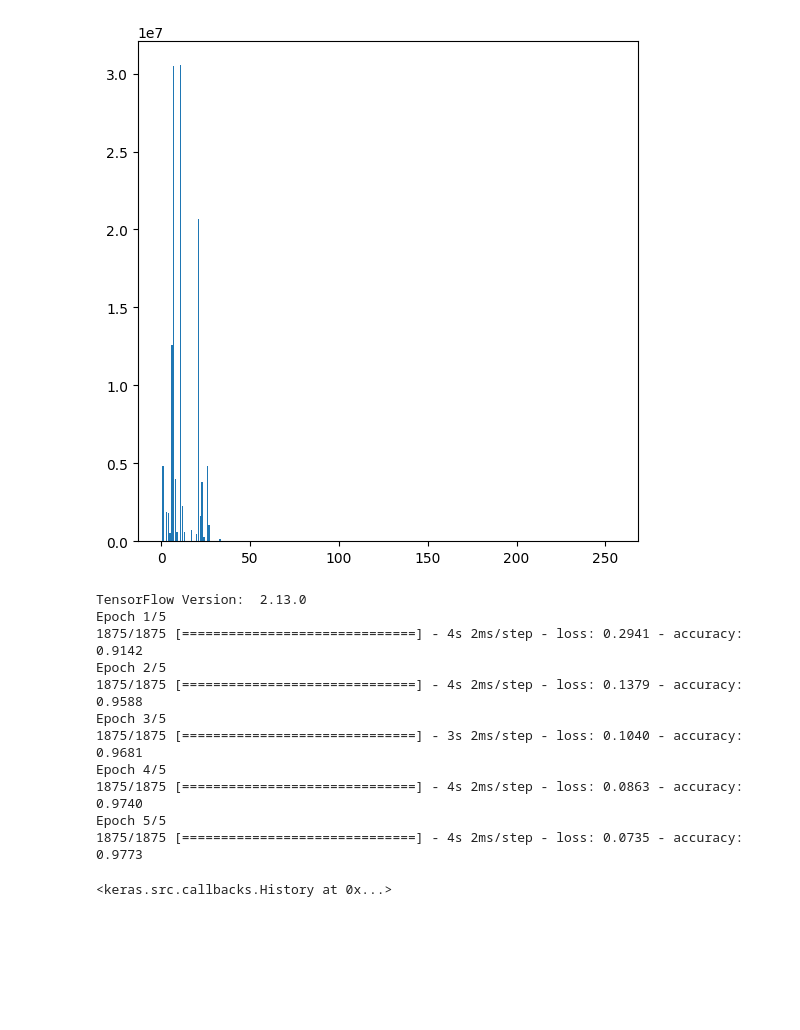
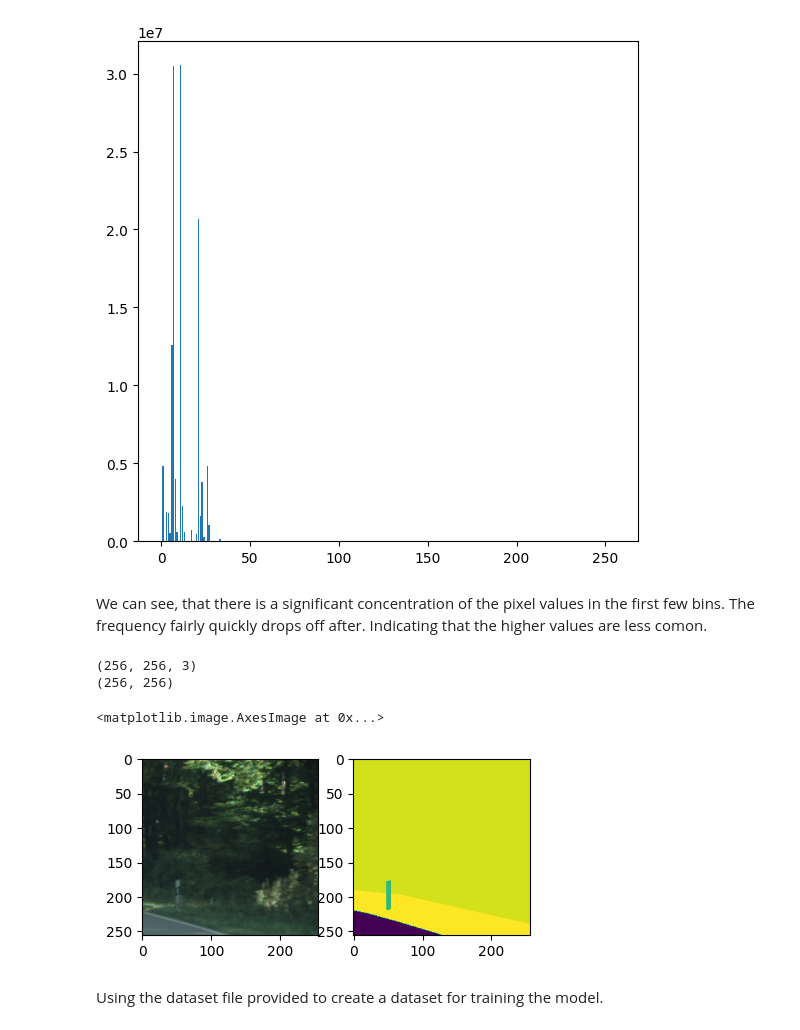
Before and after one commit to dennisshushackost/HW2CompVIs, a Jupyter notebook: hw2.ipynb, the cells around one changed output. Drawn from its saved outputs; the diff is of its cells as text; code cells hidden in the pictures; blank space fills up the shorter version.

```diff
--- a/hw2.ipynb
+++ b/hw2.ipynb
@@ -89,42 +109,27 @@ ax.bar(np.arange(256),global_histogram)
 plt.show()
 # %% [output]
 [figure]
-# %%
-print("TensorFlow Version: ", tf.__version__)
-
-# Simple MNSIT example
-# Load the data
-mnist = tf.keras.datasets.mnist
-(x_train, y_train), (x_test, y_test) = mnist.load_data()
-
-# Normalize the data
-x_train, x_test = x_train / 255.0, x_test / 255.0
-
-# Build the model
-model = tf.keras.models.Sequential([
-    tf.keras.layers.Flatten(input_shape=(28, 28)),
-    tf.keras.layers.Dense(128, activation=tf.nn.relu, name='layer_1'),
-    tf.keras.layers.Dropout(0.2),
-    tf.keras.layers.Dense(10, activation=tf.nn.softmax, name='layer_2')
-])
-
-# Compile the model
-model.compile(optimizer='adam',
-              loss='sparse_categorical_crossentropy',
-              metrics=['accuracy'])
-
-# Train the model
-model.fit(x_train, y_train, epochs=5)
-# %% [output]
-TensorFlow Version:  2.13.0
-Epoch 1/5
-1875/1875 [==============================] - 4s 2ms/step - loss: 0.2941 - accuracy: 0.9142
-Epoch 2/5
-1875/1875 [==============================] - 4s 2ms/step - loss: 0.1379 - accuracy: 0.9588
-Epoch 3/5
-1875/1875 [==============================] - 3s 2ms/step - loss: 0.1040 - accuracy: 0.9681
-Epoch 4/5
-1875/1875 [==============================] - 4s 2ms/step - loss: 0.0863 - accuracy: 0.9740
-Epoch 5/5
-1875/1875 [==============================] - 4s 2ms/step - loss: 0.0735 - accuracy: 0.9773
-<keras.src.callbacks.History at 0x...>
+# %% [markdown]
+We can see, that there is a significant concentration of the pixel values in the first few bins. The frequency fairly quickly drops off after. Indicating that the higher values are less comon.
+# %%
+# Lets see an image and it's label:
+selection = '058_12'
+image_file = p / ('test_img_' + selection + '.png')
+label_file = p / ('test_lbl_' + selection + '.png')
+
+# Load the image and the label and plot them
+image = skimage.io.imread(image_file)
+print(image.shape)
+label = skimage.io.imread(label_file)
+print(label.shape)
+plt.subplot(1,2,1)
+plt.imshow(image)
+plt.subplot(1,2,2)
+plt.imshow(label)
+# %% [output]
+(256, 256, 3)
+(256, 256)
+<matplotlib.image.AxesImage at 0x...>
+[figure, added]
+# %% [markdown]
+Using the dataset file provided to create a dataset for training the model.
```
Also changed, not shown: parts of 5 cells of this notebook.
